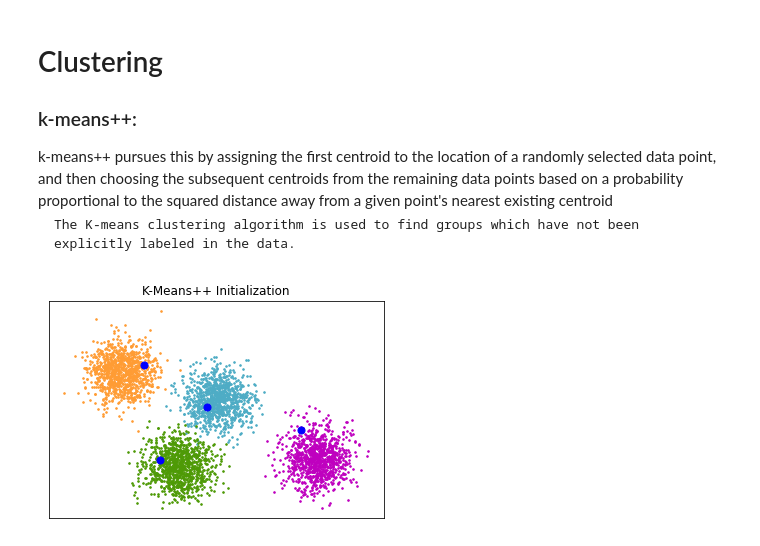
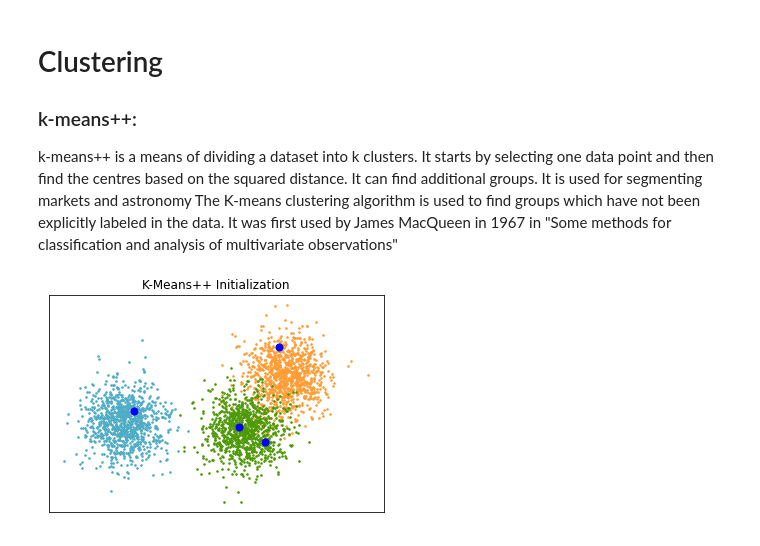
Before and after one commit to Eoin-Lernihan/Emerging-Technologies-2021, a Jupyter notebook: composetest/scikit_learn_libary.ipynb, the cells around one changed output. Cells and saved outputs as stored; diff of their text form; code cells hidden in the pictures.

Commit message:
Clustering_kmean++ and Feature Selection detailing

```diff
--- a/composetest/scikit_learn_libary.ipynb
+++ b/composetest/scikit_learn_libary.ipynb
@@ -1,38 +1,45 @@
 # %% [markdown]
 <h1>Clustering </h1>
     <h3>k-means++:</h3>
-    k-means++ pursues this by assigning the first centroid to the location of a randomly selected data point, and then  choosing the subsequent centroids from the remaining data points based on a probability proportional to the squared distance away from a given point's nearest existing centroid
-
-    The K-means clustering algorithm is used to find groups which have not been explicitly labeled in the data.
+k-means++ is a means of dividing a dataset into k clusters.  It starts by selecting one data point and then find the centres based on the squared distance. It can find additional groups. It is used for segmenting markets and astronomy
+    The K-means clustering algorithm is used to find groups which have not been explicitly labeled in the data. It was first used by James MacQueen in 1967 in "Some methods for classification and analysis of multivariate observations"
 # %%
 from sklearn.cluster import kmeans_plusplus
 from sklearn.datasets import make_blobs
 import matplotlib.pyplot as plt
 
-# Generate sample data
-n_samples = 4000
-n_components = 4
+# create sample data, large
+no_samples = 3000
+no_components = 3
+k_clusters = 4
 
+
+# returns a data sets  where the data sample set is centered around a number of conponents
+# increase the standard deviation of the cluster, will make less of the cluster.
 X, y_true = make_blobs(
-    n_samples=n_samples, centers=n_components, cluster_std=0.60, random_state=0
+    n_samples=no_samples, centers=no_components, cluster_std=1.0, random_state=2
 )
 X = X[:, ::-1]
 
-# Calculate seeds from kmeans++
-centers_init, indices = kmeans_plusplus(X, n_clusters=4, random_state=0)
+# divides the dataset (X) into k_clusters by picking a random starting point kmeans++
+# we are looking for k_clusters which is set one larger than no of component to see if extra center appears
+# we can change random_state to any integer to see whta happens
+# returns the centers
+centers_init, indices = kmeans_plusplus(X, n_clusters=k_clusters, random_state=3)
 
 # Plot init seeds along side sample data
 plt.figure(1)
 colors = ["#4EACC5", "#FF9C34", "#4E9A06", "m"]
 
 for k, col in enumerate(colors):
     cluster_data = y_true == k
     plt.scatter(X[cluster_data, 0], X[cluster_data, 1], c=col, marker=".", s=10)
 
+# Plot the centers
 plt.scatter(centers_init[:, 0], centers_init[:, 1], c="b", s=50)
 plt.title("K-Means++ Initialization")
 plt.xticks([])
 plt.yticks([])
 plt.show()
 # %% [output]
-[figure, old version]
+[figure, new version]
```
Also changed, not shown: parts of 5 cells of this notebook, 1 other file.
